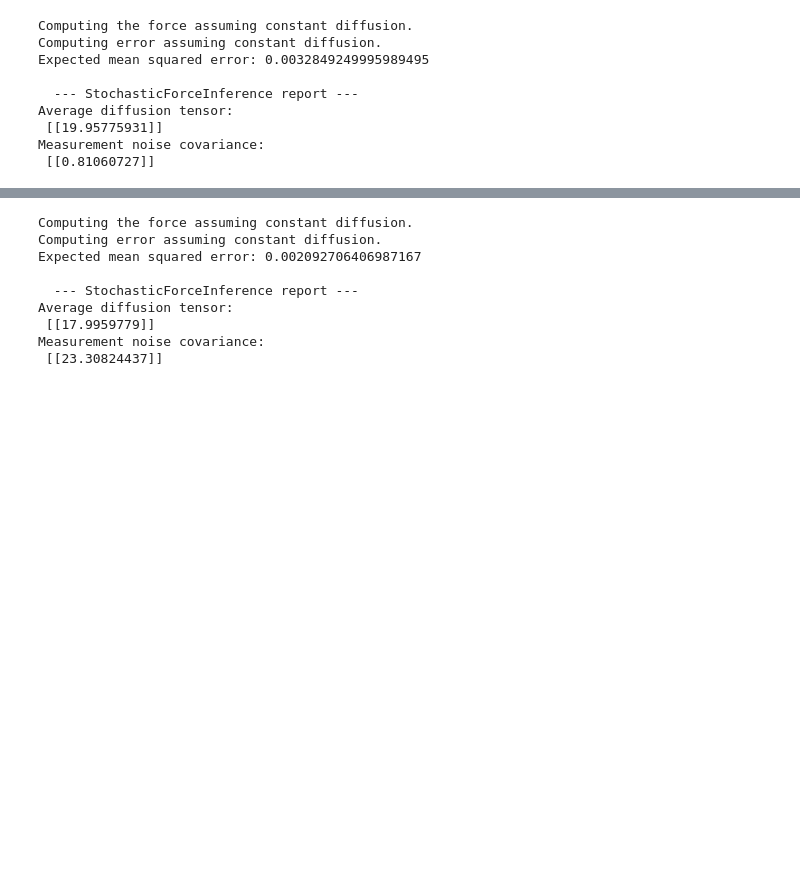
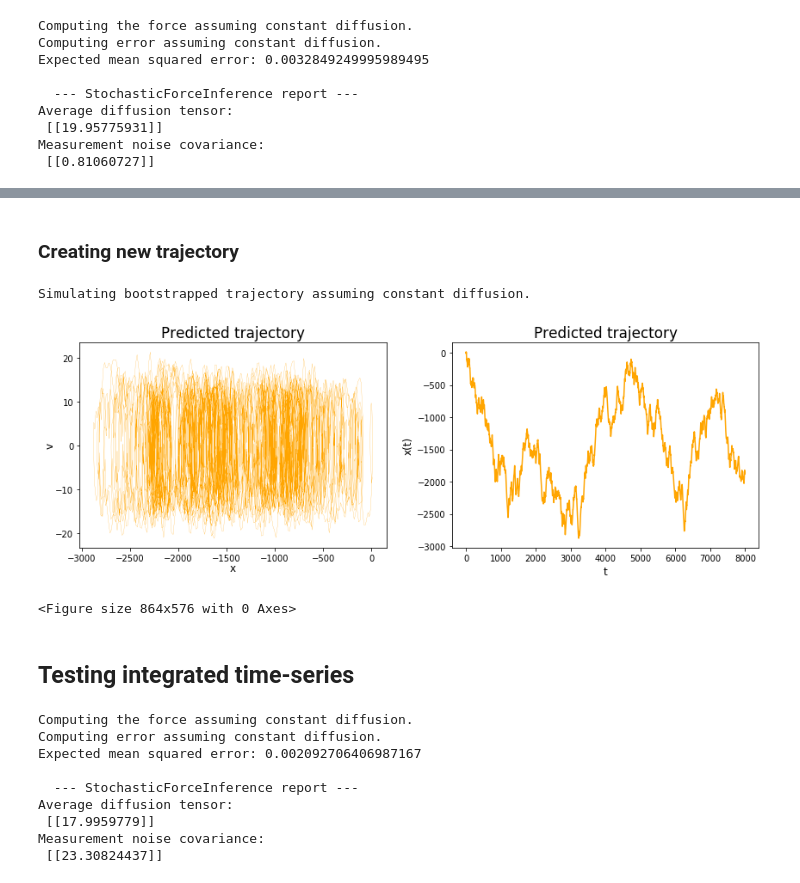
Before and after one commit to williamjsdavis/geodynamo_ULI, a Jupyter notebook: reversing-dynamo.ipynb, the cells around one changed output, grey strips where cells are left out. Saved outputs shown, nothing was run; the diff lists cells and outputs as text; code cells hidden in the pictures; blank space fills up the shorter version.

Commit message:
First experiments with simulated trajectories

```diff
--- a/reversing-dynamo.ipynb
+++ b/reversing-dynamo.ipynb
@@ -186,3 +186,36 @@ Text(0.5,1,'Flow field: blue=inferred')
+# %% [markdown]
+### Creating new trajectory
+# %%
+# Use the inferred force and diffusion fields to simulate a new
+# trajectory with the same times list, and plot it.
+Y = S_dynamo.simulate_bootstrapped_trajectory(oversampling=20)
+data_bootstrap = uli.StochasticTrajectoryData(Y.data,Y.t)
+# %% [output]
+Simulating bootstrapped trajectory assuming constant diffusion.
+# %%
+plt.subplot(2,2,1)
+plt.title("Predicted trajectory")
+plt.plot(data_bootstrap.X_ito[:,0,:],data_bootstrap.v_hat[:,0,:],color='orange',lw=0.2)
+
+plt.xlabel("x",labelpad=0)
+plt.ylabel("v",labelpad=0)
+
+plt.subplot(2,2,2)
+plt.title("Predicted trajectory")
+plt.plot(data_bootstrap.t,data_bootstrap.X_ito[:,0,:],color='orange')
+
+plt.ylabel("x(t)")
+plt.xlabel("t")
+
+
+plt.tight_layout()
+plt.show()
+plt.savefig(pic_name)
+# %% [output]
+[figure, added]
+<Figure size 864x576 with 0 Axes>
+# %% [markdown]
+## Testing integrated time-series
 # %%
 ################################################################
 # II. Perform inference.
```
Also changed, not shown: parts of 1 cell of this notebook.
